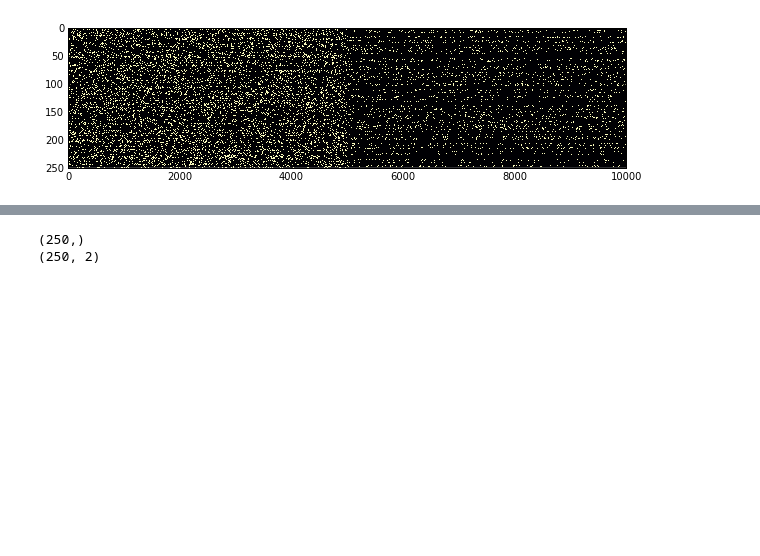
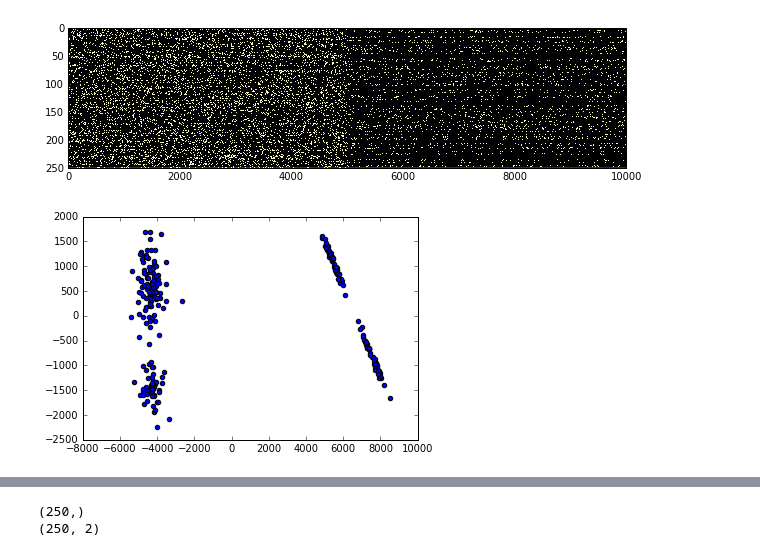
Before and after one commit to iampritishpatil/CAMP2016-Machinelearning, a Jupyter notebook: Tutorial_notebook.ipynb, the cells around one changed output, grey strips where cells are left out. Cells and saved outputs as stored; diff of their text form; code cells hidden in the pictures; blank space fills up the shorter version.

```diff
--- a/Tutorial_notebook.ipynb
+++ b/Tutorial_notebook.ipynb
@@ -221,3 +221,10 @@ filtered_new=np.zeros(new_spiketrain.shape)
 size_of_filter=100
 for i in range(new_spiketrain.shape[0]):
     filtered_new[i,:]=sp.ndimage.filters.gaussian_filter1d(new_spiketrain[i,:]*1000,size_of_filter,mode='constant')
+# %%
+from sklearn.decomposition import PCA, FactorAnalysis
+reduced_data=PCA(n_components=2).fit_transform(filtered_new - np.mean(filtered_new))
+plt.scatter(reduced_data[:,0],reduced_data[:,1],cmap='Set3')
+plt.show()
+# %% [output]
+[figure, added]
```
Also changed, not shown: parts of 12 cells of this notebook.
